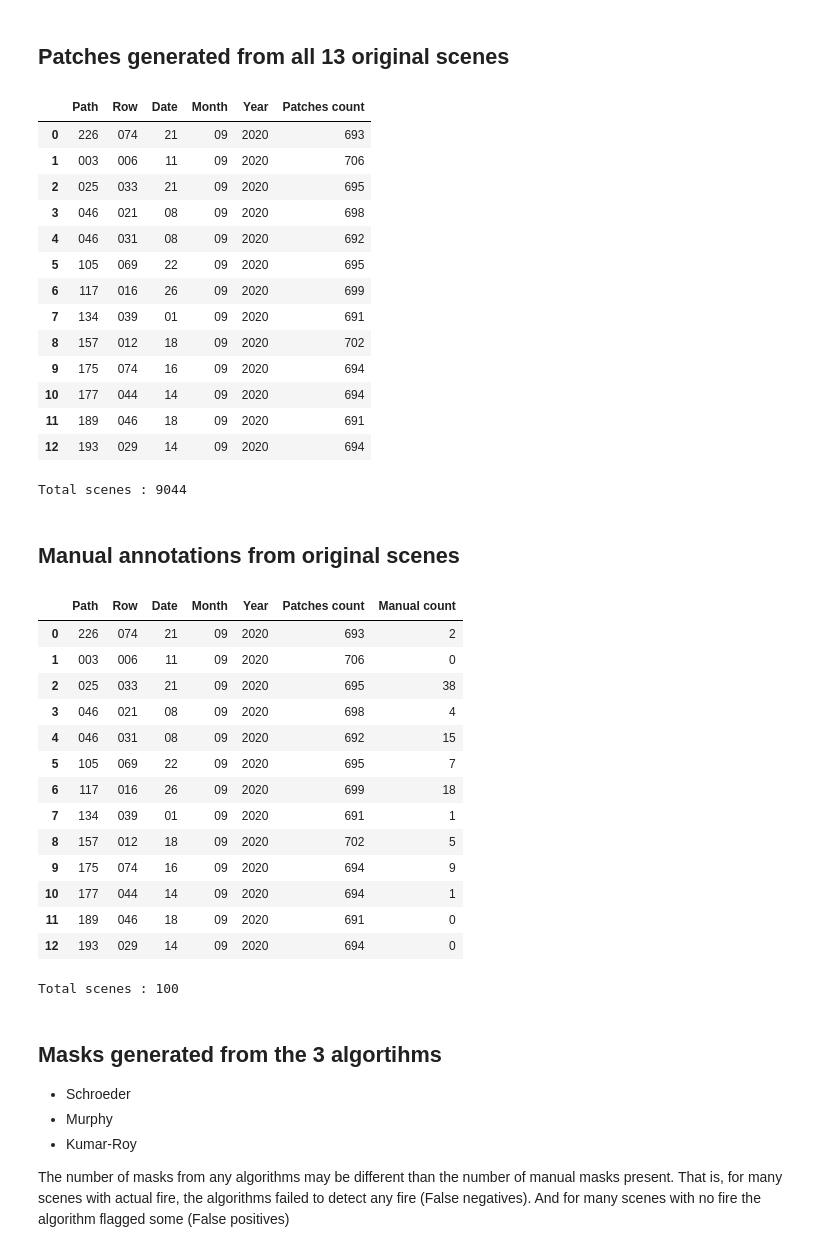
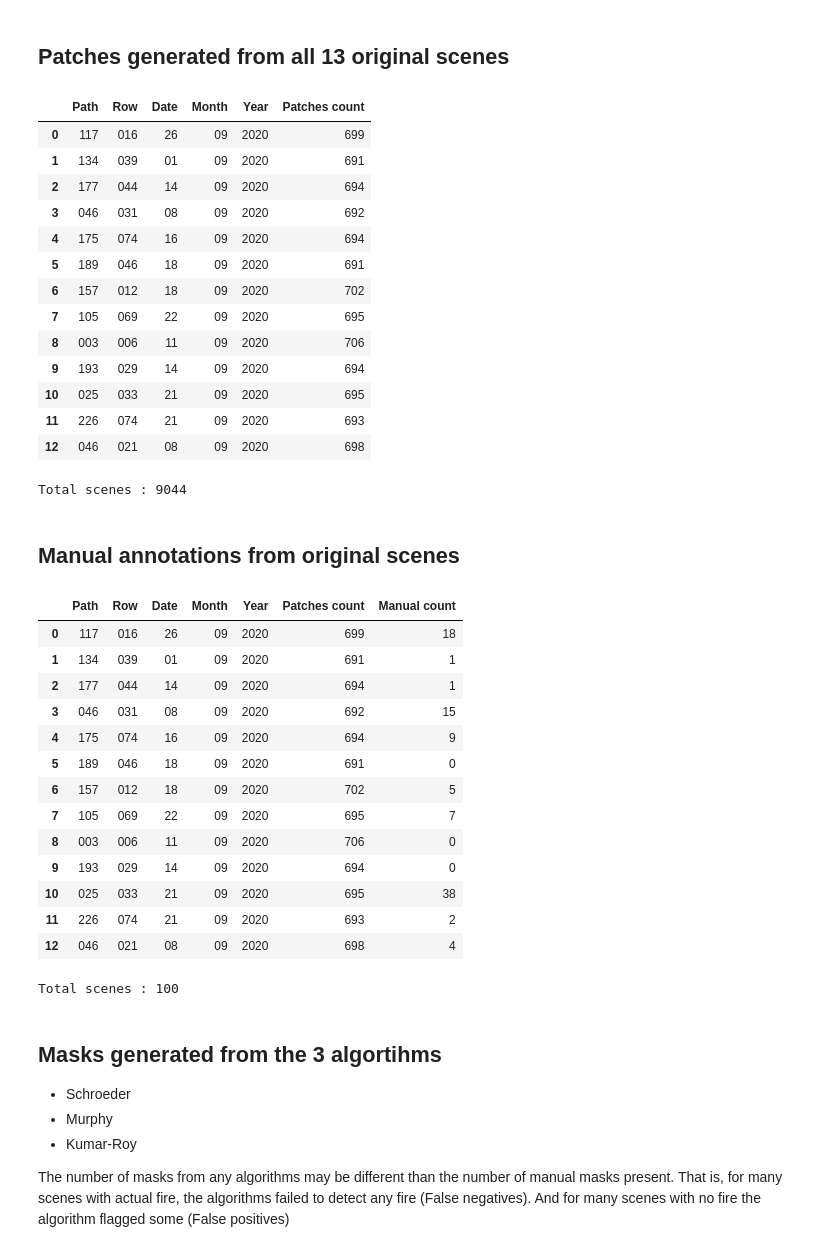
Before and after one commit to animesh-77/Active-Fire-Detection, a Jupyter notebook: data_basics_local.ipynb, the cells around one changed output. Cells and saved outputs as stored; diff of their text form; code cells hidden in the pictures.

```diff
--- a/data_basics_local.ipynb
+++ b/data_basics_local.ipynb
@@ -14,7 +41,7 @@ import rasterio
 # %% [markdown]
 ## Metadata of all 13 scenes
 # %%
-meta_path= "paper data/testing/manually_annotated/metadata"
+meta_path= "/content/drive/MyDrive/testing/manually_annotated/metadata"
 meta_list= [i for i in os.listdir(meta_path) if i.endswith(".txt")]
 meta_table= pd.DataFrame(columns=["Path", "Row", "Date", "Month", "Year"])
 
@@ -54,7 +81,7 @@ display(meta_table)
 # %% [markdown]
 ## Patches generated from all 13 original scenes
 # %%
-patch_path= "paper data/testing/manually_annotated/patches/landsat_patches"
+patch_path= "/content/drive/MyDrive/testing/manually_annotated/patches/landsat_patches"
 
 patch_list= [i for i in os.listdir(patch_path) if i.endswith(".tif")]
 
@@ -72,53 +99,53 @@ else:
     print(f"Total scenes : {len(patch_list)}")
 # %% [output]
 |  | Path | Row | Date | Month | Year | Patches count |
-| 0 | 226 | 074 | 21 | 09 | 2020 | 693 |
-| 1 | 003 | 006 | 11 | 09 | 2020 | 706 |
-| 2 | 025 | 033 | 21 | 09 | 2020 | 695 |
-| 3 | 046 | 021 | 08 | 09 | 2020 | 698 |
-| 4 | 046 | 031 | 08 | 09 | 2020 | 692 |
-| 5 | 105 | 069 | 22 | 09 | 2020 | 695 |
-| 6 | 117 | 016 | 26 | 09 | 2020 | 699 |
-| 7 | 134 | 039 | 01 | 09 | 2020 | 691 |
-| 8 | 157 | 012 | 18 | 09 | 2020 | 702 |
-| 9 | 175 | 074 | 16 | 09 | 2020 | 694 |
-| 10 | 177 | 044 | 14 | 09 | 2020 | 694 |
-| 11 | 189 | 046 | 18 | 09 | 2020 | 691 |
-| 12 | 193 | 029 | 14 | 09 | 2020 | 694 |
+| 0 | 117 | 016 | 26 | 09 | 2020 | 699 |
+| 1 | 134 | 039 | 01 | 09 | 2020 | 691 |
+| 2 | 177 | 044 | 14 | 09 | 2020 | 694 |
+| 3 | 046 | 031 | 08 | 09 | 2020 | 692 |
+| 4 | 175 | 074 | 16 | 09 | 2020 | 694 |
+| 5 | 189 | 046 | 18 | 09 | 2020 | 691 |
+| 6 | 157 | 012 | 18 | 09 | 2020 | 702 |
+| 7 | 105 | 069 | 22 | 09 | 2020 | 695 |
+| 8 | 003 | 006 | 11 | 09 | 2020 | 706 |
+| 9 | 193 | 029 | 14 | 09 | 2020 | 694 |
+| 10 | 025 | 033 | 21 | 09 | 2020 | 695 |
+| 11 | 226 | 074 | 21 | 09 | 2020 | 693 |
+| 12 | 046 | 021 | 08 | 09 | 2020 | 698 |
 Total scenes : 9044
 # %% [markdown]
 ## Manual annotations from original scenes
 # %%
-manual_path= "paper data/testing/manually_annotated/patches/manual_annotations_patches"
+manual_path= "/content/drive/MyDrive/testing/manually_annotated/patches/manual_annotations_patches"
 
 manual_list= [i for i in os.listdir(manual_path) if i.endswith(".tif")]
 
 for index, _ in enumerate(manual_list):
     a= _.split("_")
     manual_dict[a[2]] += 1
 
 for index in manual_dict:
     path, row= index[:3], index[3:]
     meta_table.loc[(meta_table["Path"]== path) & (meta_table["Row"]== row), "Manual count"]= int(manual_dict[index])
 else:
     meta_table = meta_table.astype({ "Manual count": "int"})
     display(meta_table)
     print(f"Total scenes : {len(manual_list)}")
 # %% [output]
 |  | Path | Row | Date | Month | Year | Patches count | Manual count |
-| 0 | 226 | 074 | 21 | 09 | 2020 | 693 | 2 |
-| 1 | 003 | 006 | 11 | 09 | 2020 | 706 | 0 |
-| 2 | 025 | 033 | 21 | 09 | 2020 | 695 | 38 |
-| 3 | 046 | 021 | 08 | 09 | 2020 | 698 | 4 |
-| 4 | 046 | 031 | 08 | 09 | 2020 | 692 | 15 |
-| 5 | 105 | 069 | 22 | 09 | 2020 | 695 | 7 |
-| 6 | 117 | 016 | 26 | 09 | 2020 | 699 | 18 |
-| 7 | 134 | 039 | 01 | 09 | 2020 | 691 | 1 |
-| 8 | 157 | 012 | 18 | 09 | 2020 | 702 | 5 |
-| 9 | 175 | 074 | 16 | 09 | 2020 | 694 | 9 |
-| 10 | 177 | 044 | 14 | 09 | 2020 | 694 | 1 |
-| 11 | 189 | 046 | 18 | 09 | 2020 | 691 | 0 |
-| 12 | 193 | 029 | 14 | 09 | 2020 | 694 | 0 |
+| 0 | 117 | 016 | 26 | 09 | 2020 | 699 | 18 |
+| 1 | 134 | 039 | 01 | 09 | 2020 | 691 | 1 |
+| 2 | 177 | 044 | 14 | 09 | 2020 | 694 | 1 |
+| 3 | 046 | 031 | 08 | 09 | 2020 | 692 | 15 |
+| 4 | 175 | 074 | 16 | 09 | 2020 | 694 | 9 |
+| 5 | 189 | 046 | 18 | 09 | 2020 | 691 | 0 |
+| 6 | 157 | 012 | 18 | 09 | 2020 | 702 | 5 |
+| 7 | 105 | 069 | 22 | 09 | 2020 | 695 | 7 |
+| 8 | 003 | 006 | 11 | 09 | 2020 | 706 | 0 |
+| 9 | 193 | 029 | 14 | 09 | 2020 | 694 | 0 |
+| 10 | 025 | 033 | 21 | 09 | 2020 | 695 | 38 |
+| 11 | 226 | 074 | 21 | 09 | 2020 | 693 | 2 |
+| 12 | 046 | 021 | 08 | 09 | 2020 | 698 | 4 |
 Total scenes : 100
 # %% [markdown]
 ## Masks generated from the 3 algortihms
```
Also changed, not shown: parts of 22 cells of this notebook.
